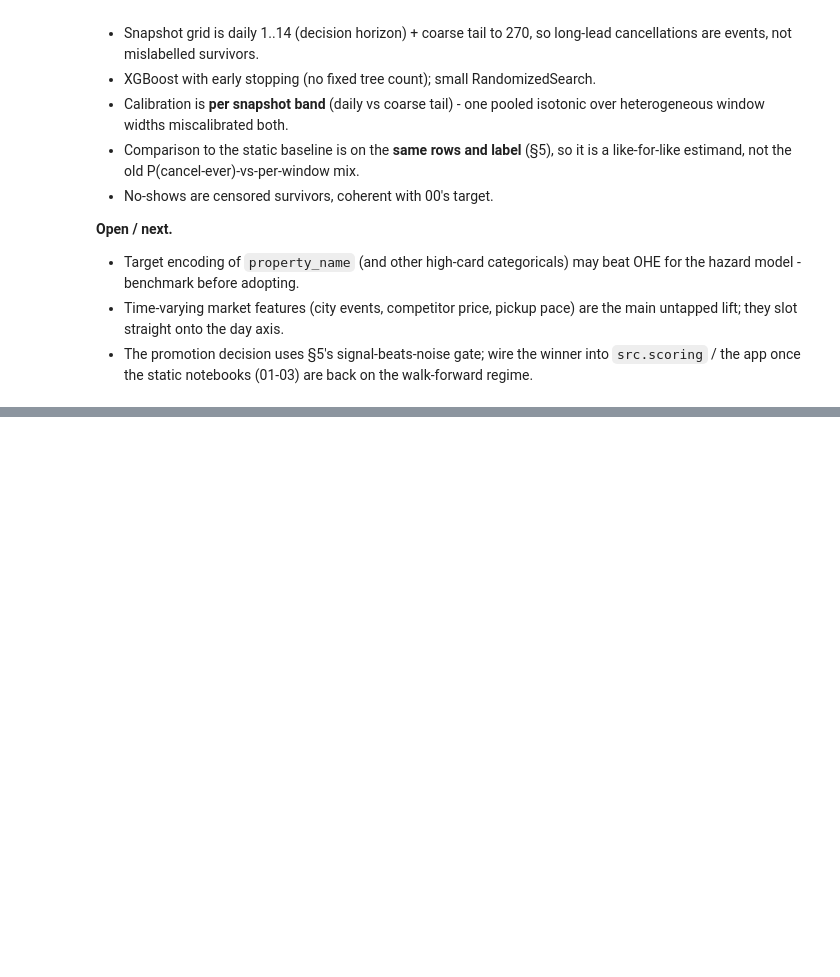
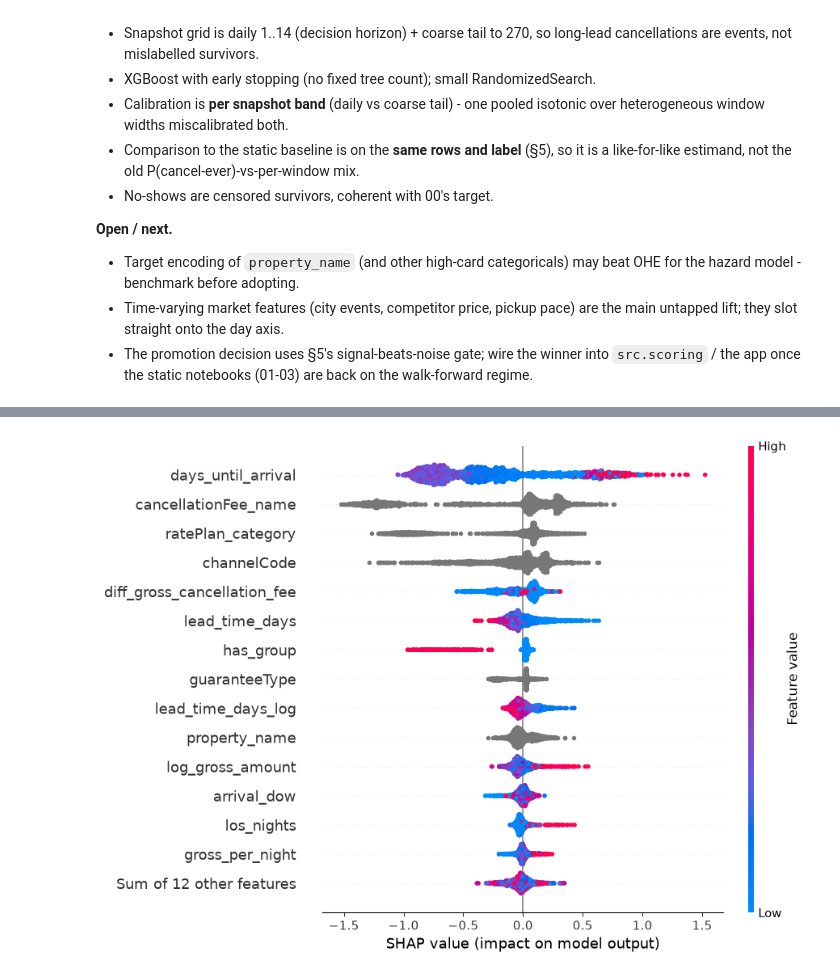
Before and after one commit to StayeryHQ/overbookinganalyses, a Jupyter notebook: notebooks/08_hazard.ipynb, the cells around one changed output, grey strips where cells are left out. Drawn from its saved outputs; the diff is of its cells as text; code cells hidden in the pictures; blank space fills up the shorter version.

```diff
--- a/notebooks/08_hazard.ipynb
+++ b/notebooks/08_hazard.ipynb
@@ -299,0 +374,14 @@ Poisson-binomial uncertainty for the overbooking allowance (§6).
+# %%
+# SHAP on the hazard model's underlying booster (hz['model'], a plain XGBClassifier),
+# over the person-period design = features + the day axis. Degrades gracefully if SHAP
+# can't explain the categorical-enabled booster.
+samp = clean.sample(n=min(3000, len(clean)), random_state=RANDOM_STATE)
+ce = HZ.add_event_columns(samp)
+pp, _ = HZ.build_person_period(ce, hz['num'], hz['cat'], cat_dtypes=hz['cat_dtypes'])
+FEATS = hz['num'] + [HZ.AXIS] + hz['cat']
+design = pp[FEATS]
+fig = diag.shap_bar_fig(hz['model'], design, FEATS, title='Hazard SHAP (mean |value|)')
+fig.show() if fig is not None else print('SHAP unavailable — see warning above')
+diag.shap_beeswarm(hz['model'], design, FEATS)
+# %% [output]
+[figure, added]
```
Also changed, not shown: parts of 8 cells of this notebook, 46 other files.
